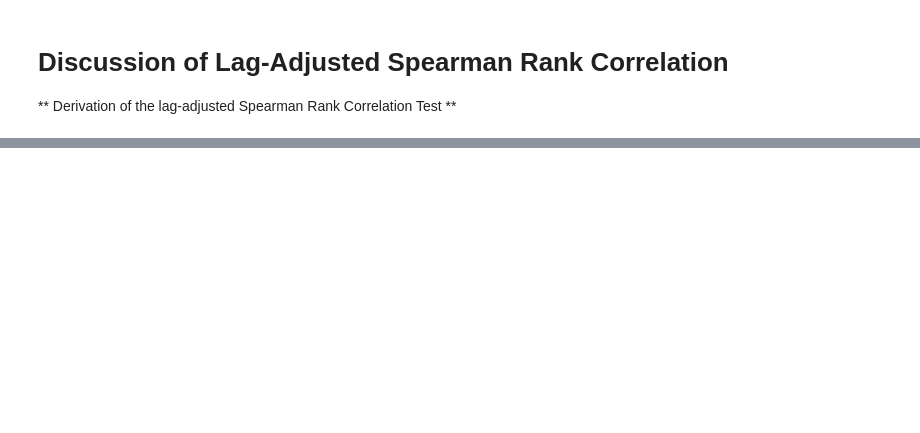
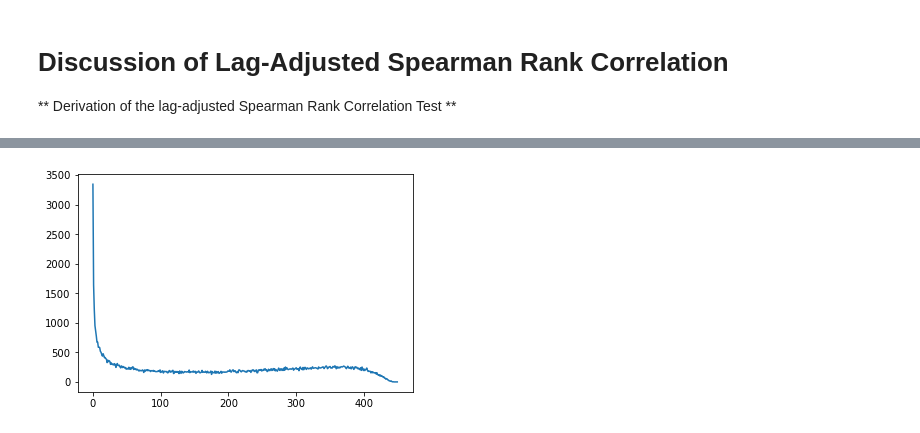
Before and after one commit to michaeljets/induced_seismicity, a Jupyter notebook: documentation/Lag-adjusted Spearman Rank Correlation.ipynb, the cells around one changed output, grey strips where cells are left out. Cells and saved outputs as stored; diff of their text form; code cells hidden in the pictures; blank space fills up the shorter version.

```diff
--- a/documentation/Lag-adjusted Spearman Rank Correlation.ipynb
+++ b/documentation/Lag-adjusted Spearman Rank Correlation.ipynb
@@ -298,0 +60,32 @@ Wall time: 18.1 s
+# %%
+%%time
+
+import numpy as np
+
+# create two ranked processes of length 450
+a = np.arange(1, 451)
+b = np.arange(1, 451)
+avg = np.mean(a) # mean(a) == mean(b)
+var = np.var(a) # var(a) == var(b)
+
+# compute correlations keeping mean, var, n constant
+def custom_cor(x, y):
+    cov = np.sum((x - avg) * (y - avg)) / 450.
+    return cov / var
+
+# compute correlations for every lag
+def all_cor(x, y):
+    all_lags = [custom_cor(x, y)] # 0th lag
+    all_lags.extend(list(map(lambda i: custom_cor(x[:-i], y[i:]), range(1, 450)))) # lags 1-449
+    return all_lags
+
+# simulate: for random permutations of a,b which lags have the largest correlation
+# the output `lags` is length 450 where the index denotes the lag; it counts the
+# number of times where that lag had the largest correlation
+lags = np.zeros(450)
+for i in range(100000):
+    np.random.shuffle(a) # creating pseudo-permutations (for speed)
+    sim_cor = all_cor(a, b)
+#     lags[np.argmax(sim_cor)] += 1
+    largest_lag = np.where(sim_cor == max(sim_cor))[0]
+    lags[largest_lag[-1]] += 1
@@ -298,0 +94,10 @@ Wall time: 18.1 s
+# %%
+import matplotlib.mlab as mlab
+import matplotlib.pyplot as plt
+
+# x-axis: lag
+# y-axis: frequency
+plt.plot(lags)
+plt.show()
+# %% [output]
+[figure, added]
```
Also changed, not shown: parts of 28 cells of this notebook.
